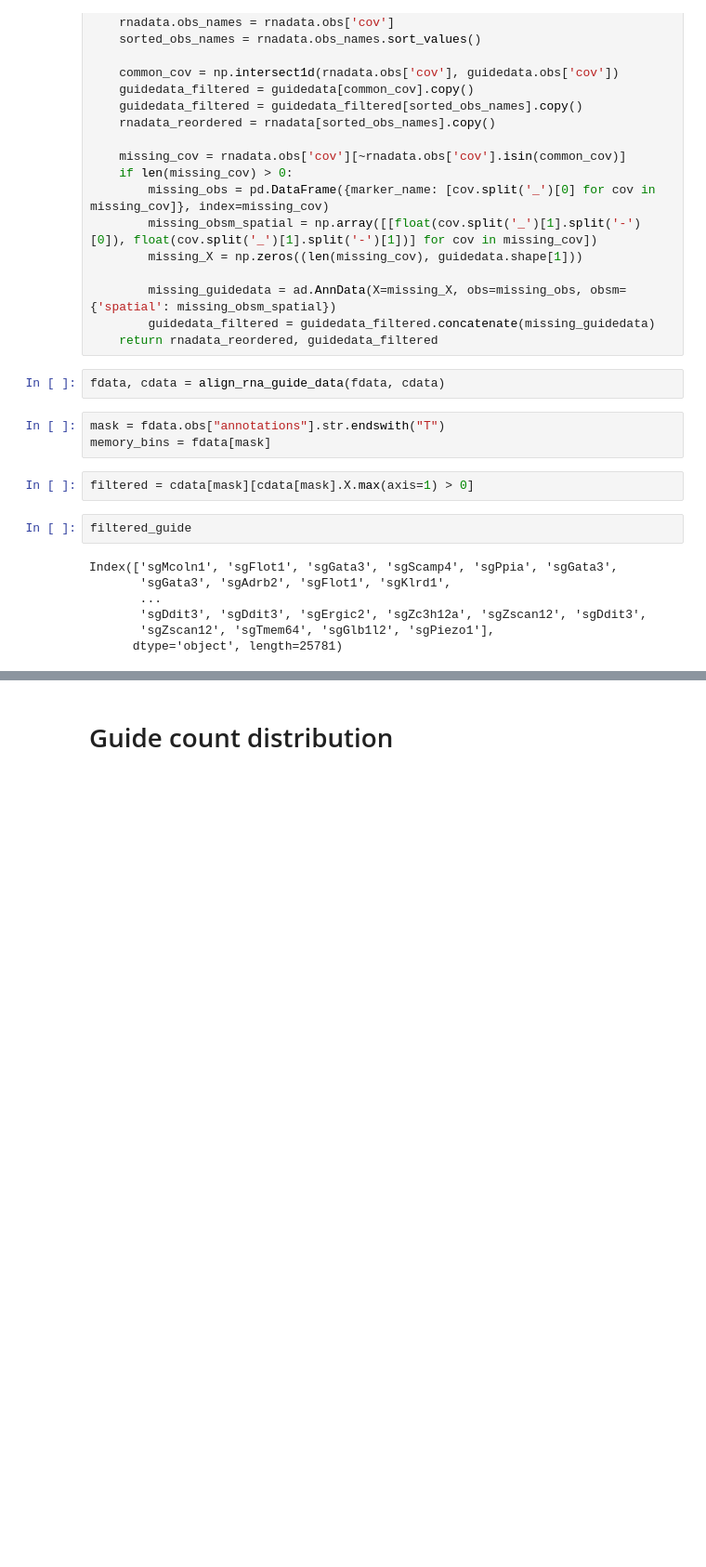
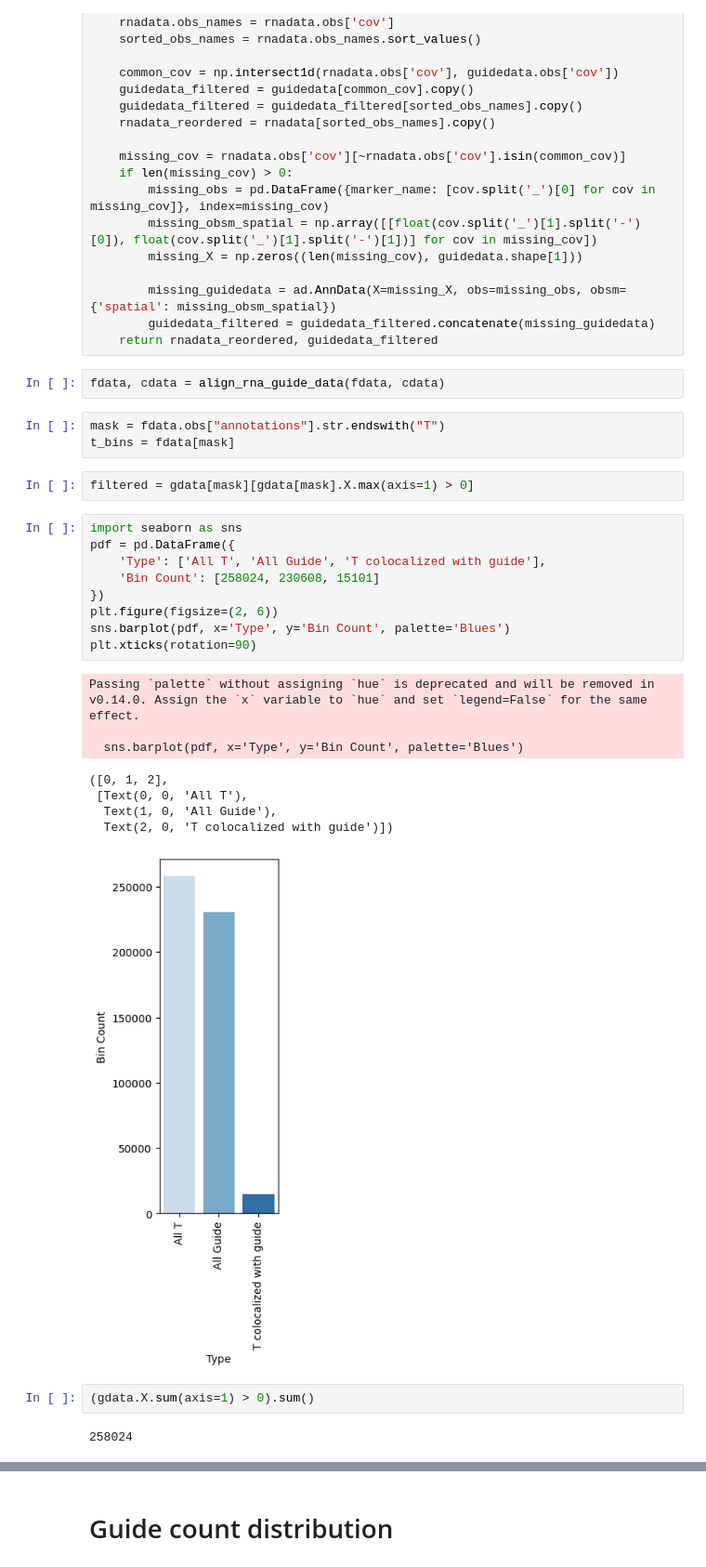
Before and after one commit to pkuTrasond/SPAC-seq, a Jupyter notebook: analysis/t_screen/C_guide_colocalization_with_T_subtype.ipynb, the cells around one changed output, grey strips where cells are left out. Shown at 93% size. Cells and saved outputs as stored; diff of their text form; blank space fills up the shorter version.

```diff
--- a/analysis/t_screen/C_guide_colocalization_with_T_subtype.ipynb
+++ b/analysis/t_screen/C_guide_colocalization_with_T_subtype.ipynb
@@ -75,15 +104,28 @@ def align_rna_guide_data(rnadata, guidedata, marker_name="marker"):
 fdata, cdata = align_rna_guide_data(fdata, cdata)
 # %%
 mask = fdata.obs["annotations"].str.endswith("T")
-memory_bins = fdata[mask]
+t_bins = fdata[mask]
 # %%
-filtered = cdata[mask][cdata[mask].X.max(axis=1) > 0]
+filtered = gdata[mask][gdata[mask].X.max(axis=1) > 0]
-# %%
-filtered_guide
-# %% [output]
-Index(['sgMcoln1', 'sgFlot1', 'sgGata3', 'sgScamp4', 'sgPpia', 'sgGata3',
-       'sgGata3', 'sgAdrb2', 'sgFlot1', 'sgKlrd1',
-       ...
-       'sgDdit3', 'sgDdit3', 'sgErgic2', 'sgZc3h12a', 'sgZscan12', 'sgDdit3',
-       'sgZscan12', 'sgTmem64', 'sgGlb1l2', 'sgPiezo1'],
-      dtype='object', length=25781)
+# %%
+import seaborn as sns
+pdf = pd.DataFrame({
+    'Type': ['All T', 'All Guide', 'T colocalized with guide'],
+    'Bin Count': [258024, 230608, 15101]
+})
+plt.figure(figsize=(2, 6))
+sns.barplot(pdf, x='Type', y='Bin Count', palette='Blues')
+plt.xticks(rotation=90)
+# %% [output]
+Passing `palette` without assigning `hue` is deprecated and will be removed in v0.14.0. Assign the `x` variable to `hue` and set `legend=False` for the same effect.
+
+  sns.barplot(pdf, x='Type', y='Bin Count', palette='Blues')
+([0, 1, 2],
+ [Text(0, 0, 'All T'),
+  Text(1, 0, 'All Guide'),
+  Text(2, 0, 'T colocalized with guide')])
+[figure, added]
+# %%
+(gdata.X.sum(axis=1) > 0).sum()
+# %% [output]
+258024
```
Also changed, not shown: parts of 11 cells of this notebook, 50 other files.
